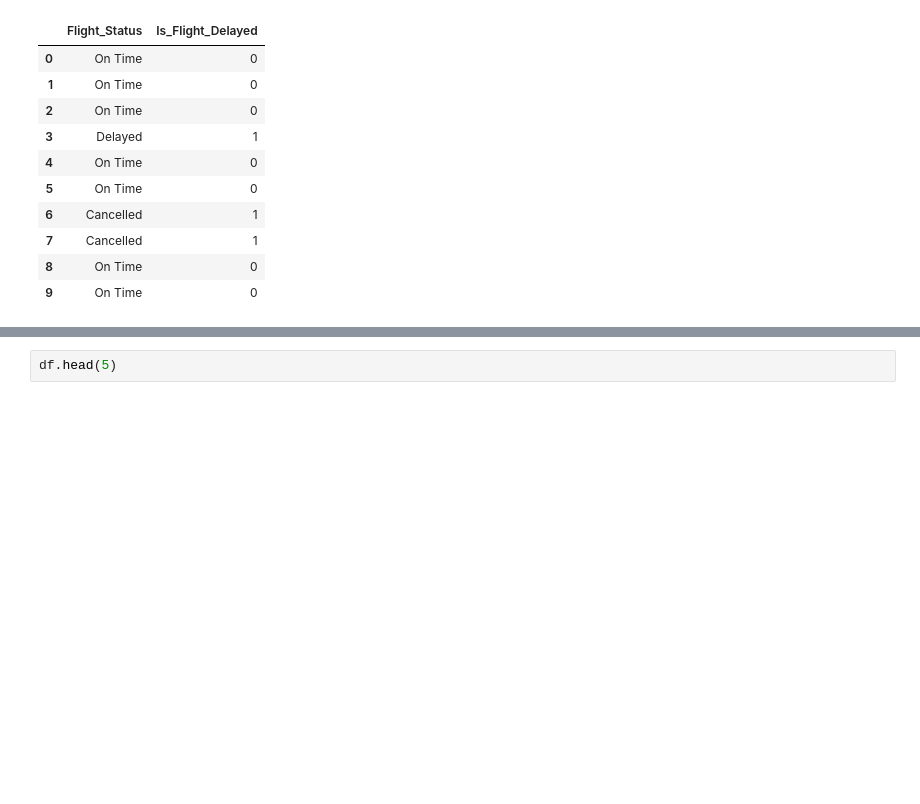
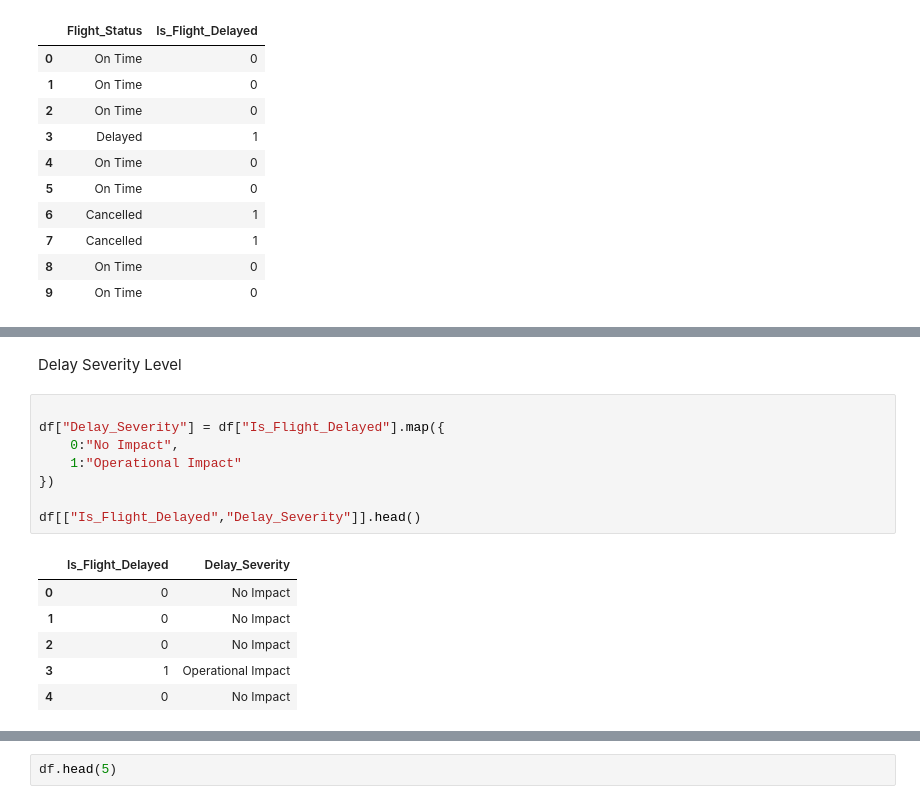
Before and after one commit to NupSha05/AirFly-Insights-Data-Visualization-and-Analysis, a Jupyter notebook: src/week2_feature_engineering.ipynb, the cells around one changed output, grey strips where cells are left out. Saved outputs shown, nothing was run; the diff lists cells and outputs as text; blank space fills up the shorter version.

```diff
--- a/src/week2_feature_engineering.ipynb
+++ b/src/week2_feature_engineering.ipynb
@@ -249,0 +323,17 @@ Is_Flight_Delayed feature created
+# %% [markdown]
+Delay Severity Level
+# %%
+
+df["Delay_Severity"] = df["Is_Flight_Delayed"].map({
+    0:"No Impact",
+    1:"Operational Impact"
+})
+
+df[["Is_Flight_Delayed","Delay_Severity"]].head()
+# %% [output]
+|  | Is_Flight_Delayed | Delay_Severity |
+| 0 | 0 | No Impact |
+| 1 | 0 | No Impact |
+| 2 | 0 | No Impact |
+| 3 | 1 | Operational Impact |
+| 4 | 0 | No Impact |
```
Also changed, not shown: parts of 40 cells of this notebook, 3 other files.
